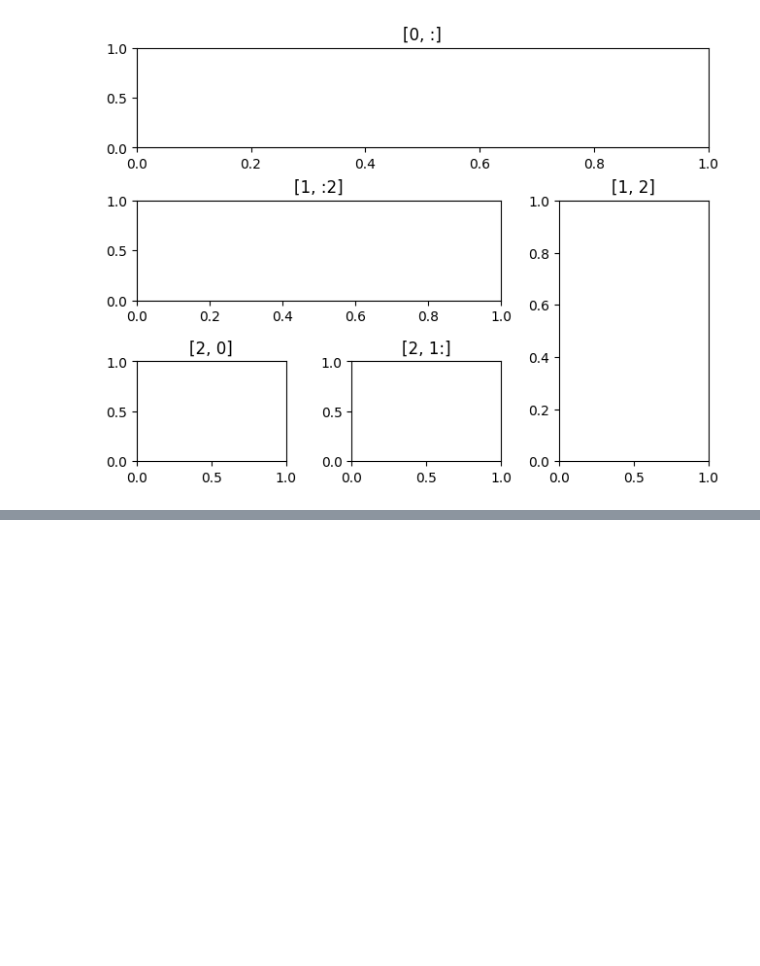
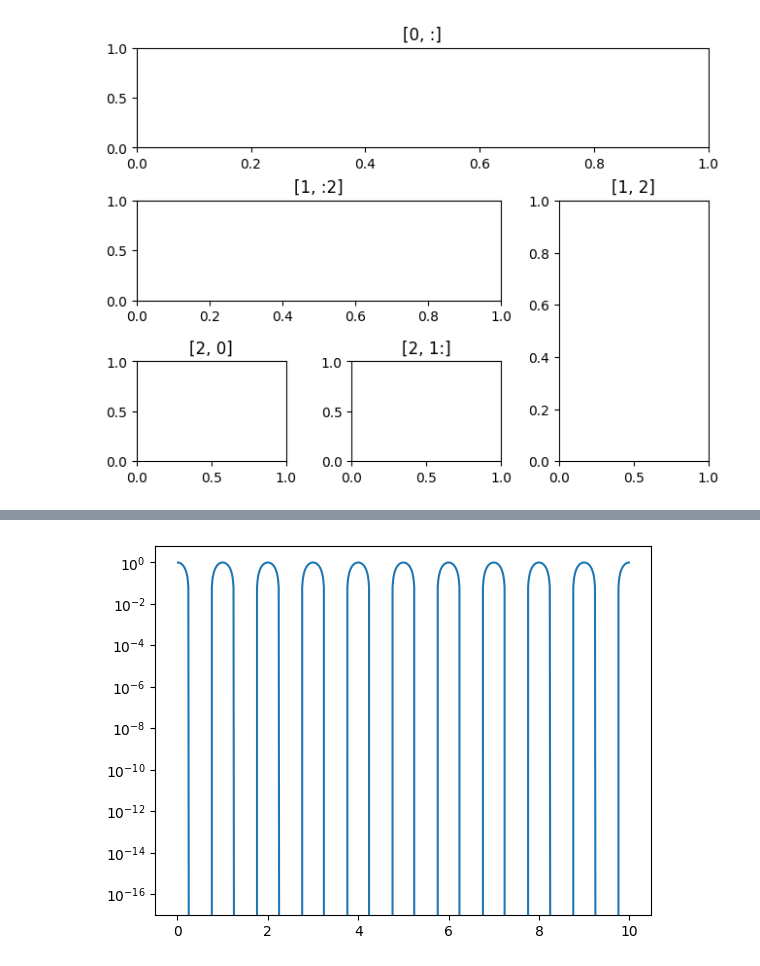
Before and after one commit to datasafariwithcj/Matplotlib, a Jupyter notebook: NumPy_and_Matplotlib.ipynb, the cells around one changed output, grey strips where cells are left out. Saved outputs shown, nothing was run; the diff lists cells and outputs as text; code cells hidden in the pictures; blank space fills up the shorter version.

```diff
--- a/NumPy_and_Matplotlib.ipynb
+++ b/NumPy_and_Matplotlib.ipynb
@@ -592,0 +599,5 @@ plt.show()
+# %%
+plt.semilogy(data, np.cos(2* np.pi* data))
+plt.show()
+# %% [output]
+[figure, added]
```
Also changed, not shown: parts of 8 cells of this notebook.
